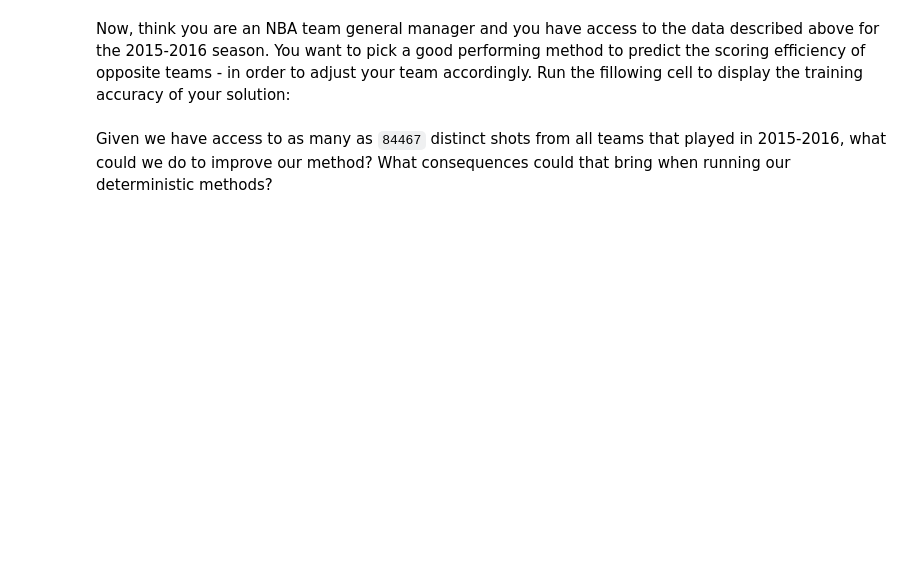
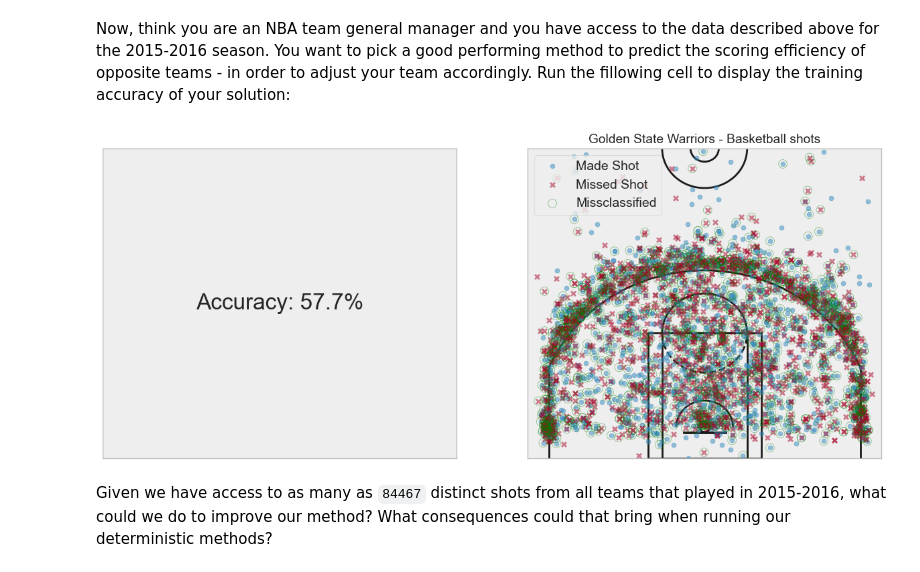
Before and after one commit to Mathis-Krs/Assignement1Maths, a Jupyter notebook: Part 2 - First order methods.ipynb, the cells around one changed output. Drawn from its saved outputs; the diff is of its cells as text; code cells hidden in the pictures; blank space fills up the shorter version.

```diff
--- a/Part 2 - First order methods.ipynb
+++ b/Part 2 - First order methods.ipynb
@@ -83,15 +92,15 @@ Given a function `f` and a state at some iteration $k$, recall how GD updates th
 def GD_update(f, state):
     x_k, alpha_k = state
 
-    x_next = #FILL
+    x_next = x_k - alpha_k* f.grad(x_k)
 
     return GD_state(x_k = x_next, alpha_k = alpha_k)
 # %% [markdown]
 Having defined the `GD_update` which updates a given state, we now need to initialize the state. Fill in the cell below, recalling that you are given an initial guess `x_zero`, and the fact that we are using a fixed step size corresponding to the smoothness constant of `f`.
 # %%
 def GD_initialize(f, x_zero):
-    x_k = #FILL
-    alpha_k = #FILL
+    x_k = x_zero
+    alpha_k = 1/f.lips_grad
     return GD_state(x_k, alpha_k)
 # %% [markdown]
 With the initialization and the update scheme specified, we define the algorithm in the cell below:
@@ -549,2 +733,12 @@ train_accuracy(run_trace.sequence[-1])
+# %%
+# NAGFree converges fastest out of the other methods, however it seems GD and GDstr have 0.01 more accuracy.
+# This is probably due to a bit less overfitting, which we want for our model
+method = GD
+run_trace = run(method, f, x_zero, 5000)
+last_x_k = run_trace.sequence[-1]
+
+train_accuracy(run_trace.sequence[-1])
+# %% [output]
+[figure, added]
 # %% [markdown]
 Given we have access to as many as `84467` distinct shots from all teams that played in 2015-2016, what could we do to improve our method? What consequences could that bring when running our deterministic methods?
```
Also changed, not shown: parts of 52 cells of this notebook.
